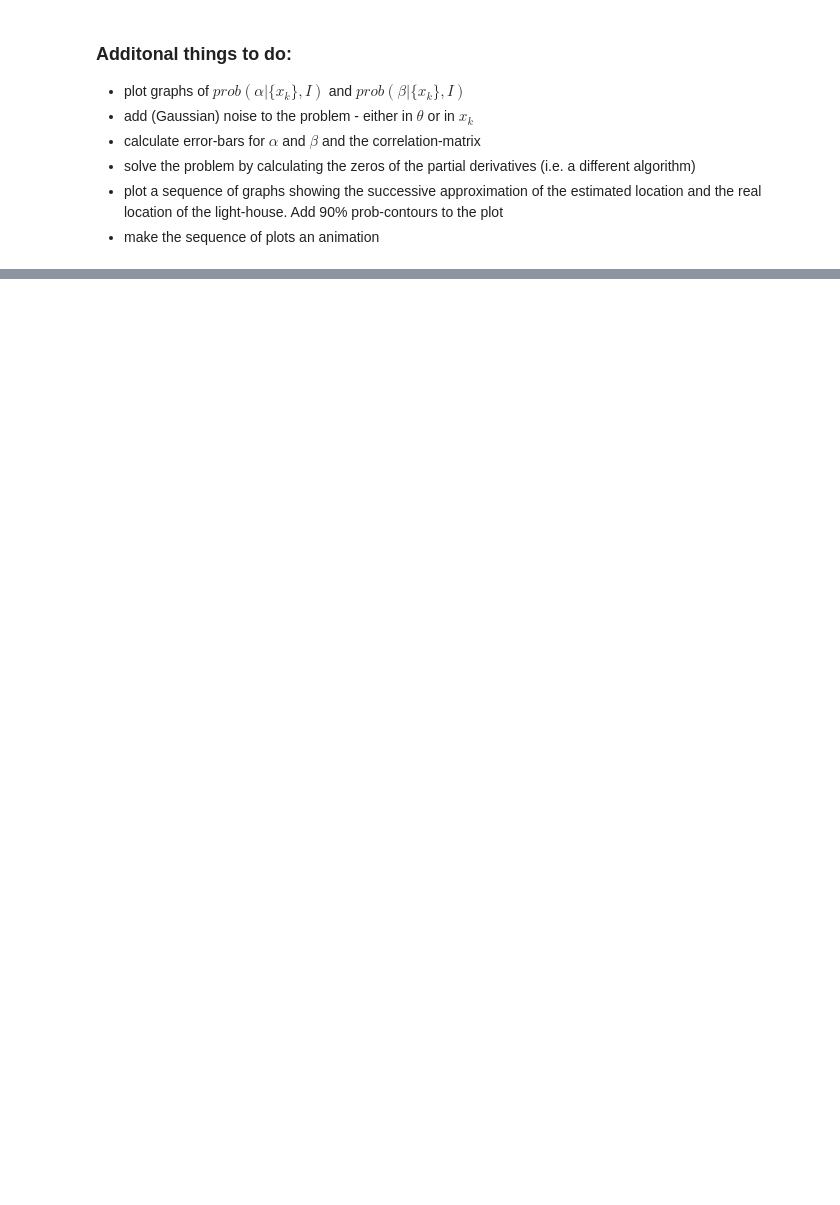
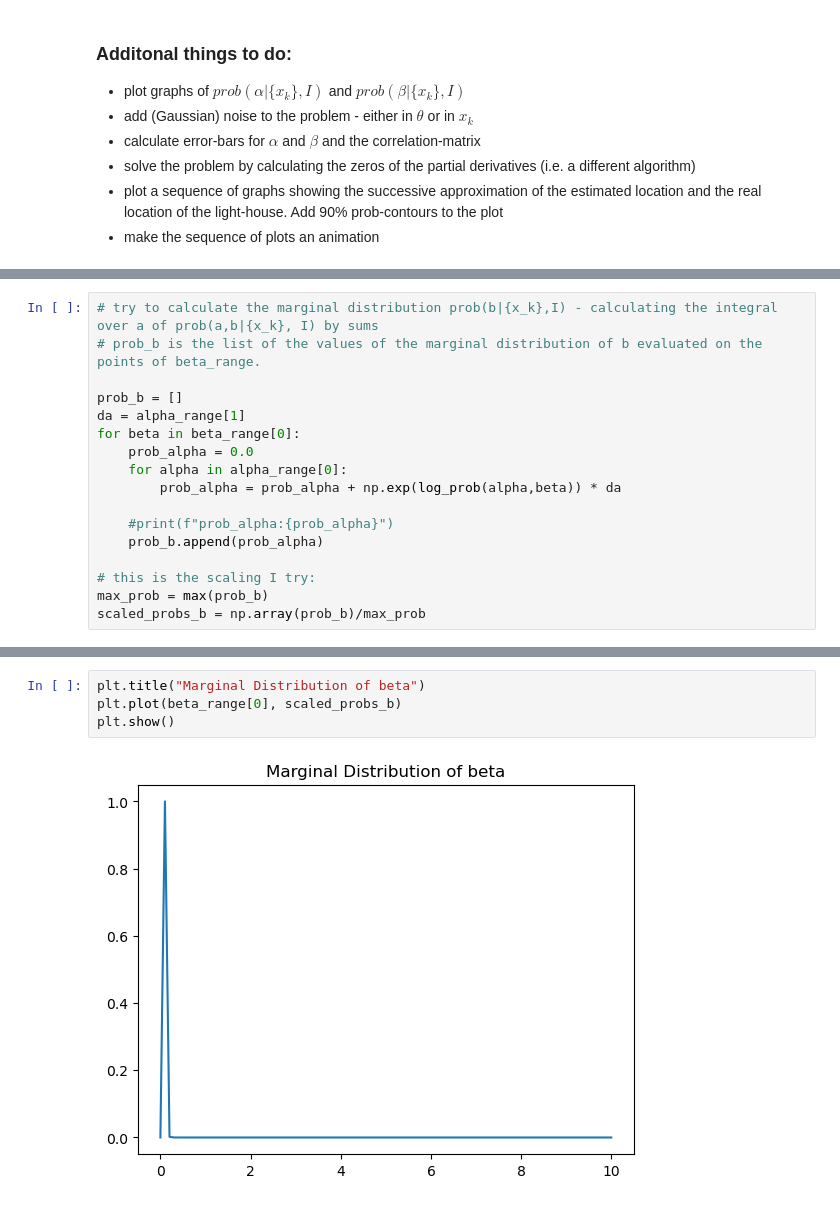
Before and after one commit to BorScho/DataAnalysisSivia, a Jupyter notebook: LightHouse_01.ipynb, the cells around one changed output, grey strips where cells are left out. Drawn from its saved outputs; the diff is of its cells as text; blank space fills up the shorter version.

```diff
--- a/LightHouse_01.ipynb
+++ b/LightHouse_01.ipynb
@@ -120,0 +216,17 @@ gradient_descent(43, 7, x_ks)
+# %%
+# try to calculate the marginal distribution prob(b|{x_k},I) - calculating the integral over a of prob(a,b|{x_k}, I) by sums
+# prob_b is the list of the values of the marginal distribution of b evaluated on the points of beta_range.
+
+prob_b = []
+da = alpha_range[1]
+for beta in beta_range[0]:
+    prob_alpha = 0.0
+    for alpha in alpha_range[0]:
+        prob_alpha = prob_alpha + np.exp(log_prob(alpha,beta)) * da
+
+    #print(f"prob_alpha:{prob_alpha}")
+    prob_b.append(prob_alpha)
+
+# this is the scaling I try:
+max_prob = max(prob_b)
+scaled_probs_b = np.array(prob_b)/max_prob
@@ -120,0 +241,6 @@ gradient_descent(43, 7, x_ks)
+# %%
+plt.title("Marginal Distribution of beta")
+plt.plot(beta_range[0], scaled_probs_b)
+plt.show()
+# %% [output]
+[figure, added]
```
Also changed, not shown: parts of 10 cells of this notebook.
